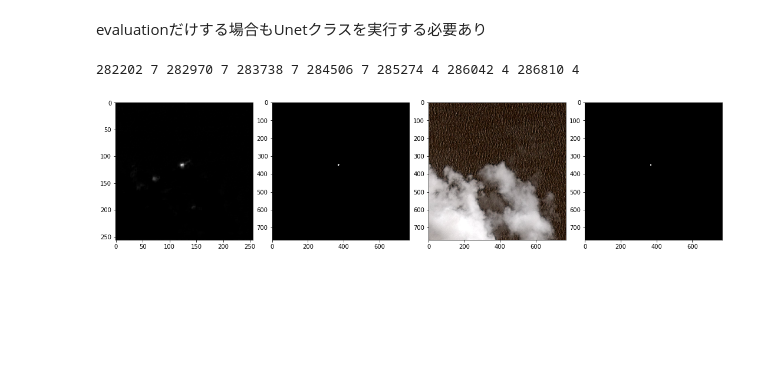
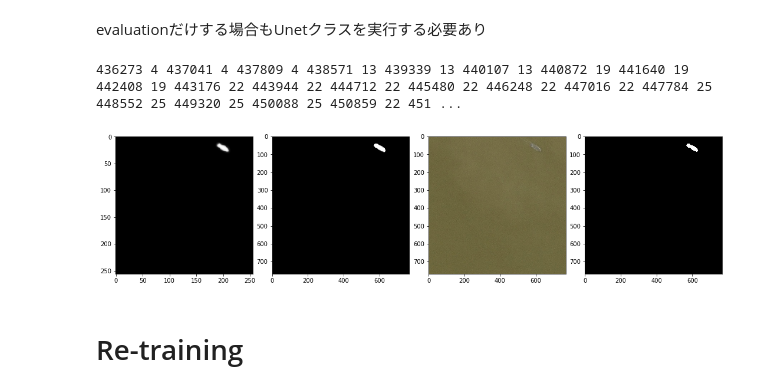
Before and after one commit to kamata1729/airbus, a Jupyter notebook: unet.ipynb, the cells around one changed output. Cells and saved outputs as stored; diff of their text form; code cells hidden in the pictures; blank space fills up the shorter version.

```diff
--- a/unet.ipynb
+++ b/unet.ipynb
@@ -367,7 +374,7 @@ test_dataset = AirbusTestDataset(root_dir='./test/', transform=transforms.Compos
 test_batch = data.DataLoader(test_dataset, batch_size=batch_size,
                             shuffle=True, num_workers=2)
 # %%
-model = torch.load("./model/unet_4_800.pkl")
+model = torch.load("./model_unet_0803/unet_newest.pkl")
 # %%
 def test_sample():
     count = 0
@@ -401,11 +409,46 @@ def test_sample():
         axarr[3].imshow(decoded_img)
         plt.tight_layout(h_pad=0.1, w_pad=0.1)
         plt.show()
-# %%
-test_sample()
-# %% [output]
-282202 7 282970 7 283738 7 284506 7 285274 4 286042 4 286810 4
-[figure, removed]
+# %%
+def test_sample2():
+    count = 0
+    for _, (image, image_paths) in enumerate(test_batch):
+        if count >= 1:
+            break
+        image = Variable(image)
+        outputs = (model(image).data).cpu().numpy()
+        out_img = outputs[0].transpose(1,2,0)
+        out_img = np.maximum(out_img, 0)
+        out_img = np.minimum(out_img, 1)
+        out_gray = np.mean(out_img, axis=2)
+
+        thresh = 0.5
+        max_pixel = 1
+        _, out_thresh = cv2.threshold(out_gray, thresh, max_pixel, cv2.THRESH_BINARY)
+
+        out_thresh = cv2.resize(out_thresh, (768, 768))
+        rl = convert_runlength(out_thresh)
+        if rl != "":
+            count += 1
+            decoded_img = rle_decode(rl)
+            print(rl)
+
+
+            original_img = cv2.imread('./test/{}'.format(image_paths[0]))
+            fig, axarr = plt.subplots(1, 4, figsize=(15, 40))
+            plt.gray()
+            axarr[0].imshow(out_gray)
+            axarr[1].imshow(out_thresh)
+            axarr[2].imshow(original_img)
+            plt.gray()
+            axarr[3].imshow(decoded_img)
+            plt.tight_layout(h_pad=0.1, w_pad=0.1)
+            plt.show()
+# %%
+test_sample2()
+# %% [output]
+436273 4 437041 4 437809 4 438571 13 439339 13 440107 13 440872 19 441640 19 442408 19 443176 22 443944 22 444712 22 445480 22 446248 22 447016 22 447784 25 448552 25 449320 25 450088 25 450859 22 451 ...
+[figure, added]
 # %%
 ignore_images = ['13703f040.jpg',
                  '14715c06d.jpg',
@@ -455,3 +500,5 @@ def test():
     sn.send_notification(text='all done'.format(index))
 # %%
 test()
+# %% [markdown]
+# Re-training
```
Also changed, not shown: parts of 9 cells of this notebook, 1 other file.
